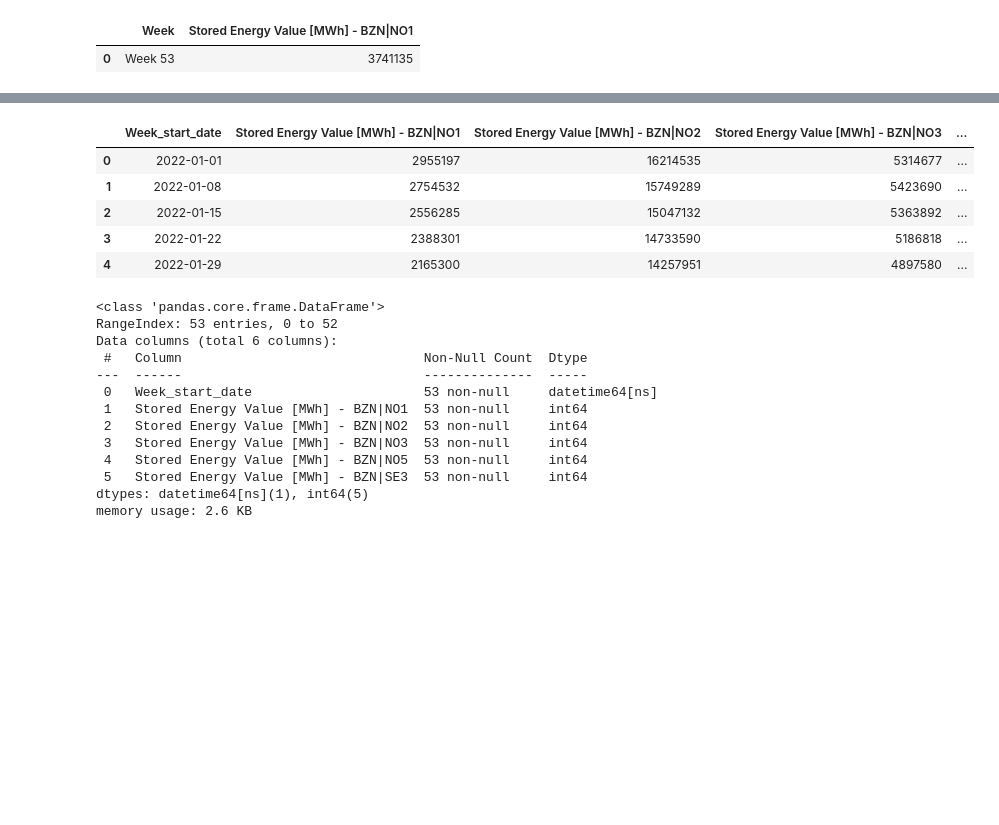
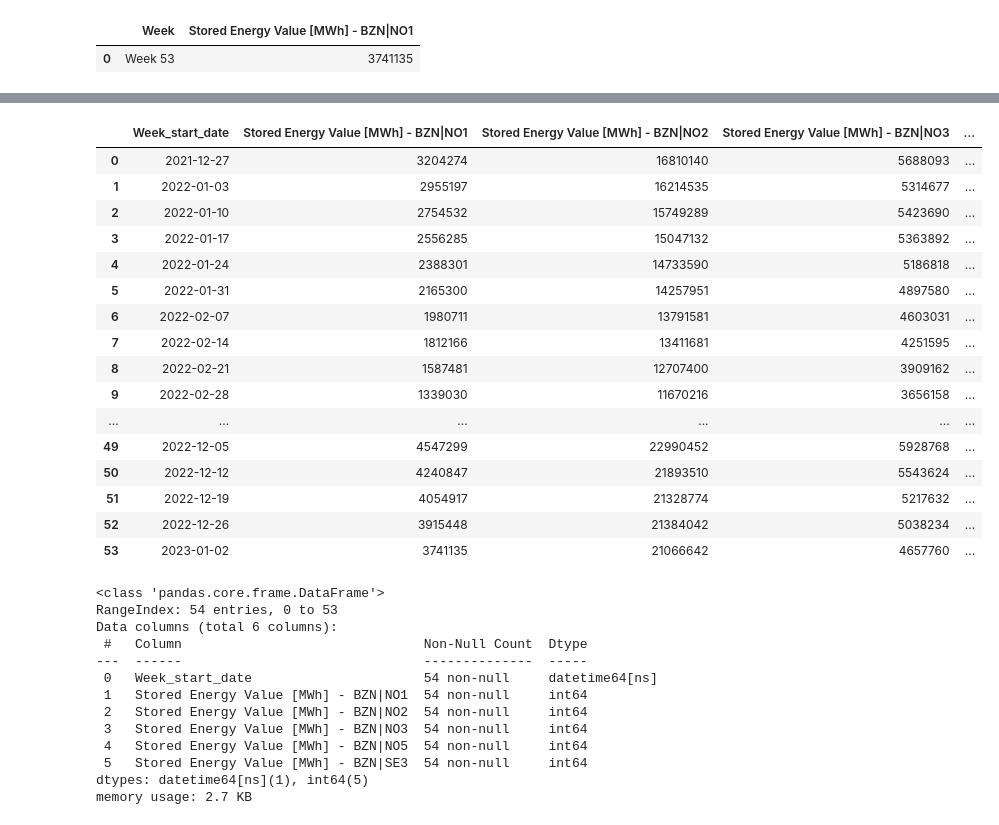
Before and after one commit to HIOF-Bachelor-Project-Group-7/Time-series-energy-price-prediction-bidding-zone-N01, a Jupyter notebook: code/Data aggregation of energy market bidding zone NO1.ipynb, the cells around one changed output, grey strips where cells are left out. Saved outputs shown, nothing was run; the diff lists cells and outputs as text; code cells hidden in the pictures; blank space fills up the shorter version.

```diff
--- a/code/Data aggregation of energy market bidding zone NO1.ipynb
+++ b/code/Data aggregation of energy market bidding zone NO1.ipynb
@@ -371,12 +371,19 @@ Reading in water levels as CSV with pandas library
 
 To get a more precise data and filled out data we need to also involve the first week measurement of 2022
 # %%
-# Loading in dataset for 2022
+# Loading in main datasets (2022)
 water_level_NO1 = pd.read_csv("../datasets/water_level/NO1_2022_Water_Reservoirs_and_Hydro_Storage_Plants_202201030000-202301020000.csv")
 water_level_NO2 = pd.read_csv("../datasets/water_level/NO2_2022_Water_Reservoirs_and_Hydro_Storage Plants_202201030000-202301020000.csv")
 water_level_NO3 = pd.read_csv("../datasets/water_level/NO3_2022_Water_Reservoirs_and_Hydro_Storage Plants_202201030000-202301020000.csv")
 water_level_NO5 = pd.read_csv("../datasets/water_level/NO5_2022_Water_Reservoirs_and_Hydro_Storage Plants_202201030000-202301020000.csv")
 water_level_SE3 = pd.read_csv("../datasets/water_level/SE3_2022_Water_Reservoirs_and_Hydro_Storage Plants_202201030000-202301020000.csv")
+
+# Reading in only the last week of 2021
+water_level_NO1_2021 = pd.read_csv("../datasets/water_level/NO1_2021_Water Reservoirs and Hydro Storage Plants_202101040000-202201030000.csv", skiprows=range(1, 52))
+water_level_NO2_2021 = pd.read_csv("../datasets/water_level/NO2_2021_Water Reservoirs and Hydro Storage Plants_202101040000-202201030000.csv", skiprows=range(1, 52))
+water_level_NO3_2021 = pd.read_csv("../datasets/water_level/NO3_2021_Water Reservoirs and Hydro Storage Plants_202101040000-202201030000.csv", skiprows=range(1, 52))
+water_level_NO5_2021 = pd.read_csv("../datasets/water_level/NO5_2021_Water Reservoirs and Hydro Storage Plants_202101040000-202201030000.csv", skiprows=range(1, 52))
+water_level_SE3_2021 = pd.read_csv("../datasets/water_level/SE3_2021_Water Reservoirs and Hydro Storage Plants_202101040000-202201030000.csv", skiprows=range(1, 52))
 
 # Reading in only the first week of 2023
 water_level_NO1_2023 = pd.read_csv("../datasets/water_level/NO1_2023_Water Reservoirs and Hydro Storage Plants_202301020000-202401010000.csv", nrows=1)
@@ -391,5 +398,12 @@ water_level_NO2_2023.at[0, 'Week'] = 'Week 53'
 water_level_NO3_2023.at[0, 'Week'] = 'Week 53'
 water_level_NO5_2023.at[0, 'Week'] = 'Week 53'
 water_level_SE3_2023.at[0, 'Week'] = 'Week 53'
+
+# Getting 'Week 52' from 2021 datasets
+water_level_NO1_2021.at[0, 'Week'] = 'Week 0'
+water_level_NO2_2021.at[0, 'Week'] = 'Week 0'
+water_level_NO3_2021.at[0, 'Week'] = 'Week 0'
+water_level_NO5_2021.at[0, 'Week'] = 'Week 0'
+water_level_SE3_2021.at[0, 'Week'] = 'Week 0'
 # %%
 # Checking if only the row of the data for 2023 was read in.
@@ -400,8 +419,8 @@ water_level_NO1_2023.head()
 # %%
 # Concatinating the dataset to add the first week of 2023 to the 2022 datasets. ignore index ignores the index number of the row in 2023 and gives it a new after being "appended"
-water_level_NO1 = pd.concat([water_level_NO1, water_level_NO1_2023], ignore_index= True)
-water_level_NO2 = pd.concat([water_level_NO2, water_level_NO2_2023], ignore_index= True)
-water_level_NO3 = pd.concat([water_level_NO3, water_level_NO3_2023], ignore_index= True)
-water_level_NO5 = pd.concat([water_level_NO5, water_level_NO5_2023], ignore_index= True)
-water_level_SE3 = pd.concat([water_level_SE3, water_level_SE3_2023], ignore_index= True)
+water_level_NO1 = pd.concat([water_level_NO1_2021, water_level_NO1, water_level_NO1_2023], ignore_index= True, axis=0)
+water_level_NO2 = pd.concat([water_level_NO2_2021, water_level_NO2, water_level_NO2_2023], ignore_index= True, axis=0)
+water_level_NO3 = pd.concat([water_level_NO3_2021, water_level_NO3, water_level_NO3_2023], ignore_index= True, axis=0)
+water_level_NO5 = pd.concat([water_level_NO5_2021 ,water_level_NO5, water_level_NO5_2023], ignore_index= True, axis=0)
+water_level_SE3 = pd.concat([water_level_SE3_2021, water_level_SE3, water_level_SE3_2023], ignore_index= True, axis=0)
 # %%
@@ -430,8 +471,8 @@ water_level_dataframes.head()
 # %%
-start_date = '2022-01-01'
-end_date = '2022-12-31'
+start_date = '2021-12-27'
+end_date = '2023-01-02'
 week_date_timeframe = pd.DataFrame(pd.date_range(start=start_date, end=end_date, freq='7D'))
 week_date_timeframe.rename(columns={0: 'Week_start_date'}, inplace=True)
-week_date_timeframe.head()
+week_date_timeframe
 # %% [output]
 |  | Week_start_date |
@@ -463,30 +537,41 @@ joined_water_week.head()
 # %%
 joined_water_week['Week_start_date'] = pd.to_datetime(joined_water_week['Week_start_date'], format='%Y-%m-%d')
-joined_water_week.head()
+joined_water_week
 # %% [output]
 |  | Week_start_date | Stored Energy Value [MWh] - BZN|NO1 | Stored Energy Value [MWh] - BZN|NO2 | Stored Energy Value [MWh] - BZN|NO3 | ... |
-| 0 | 2022-01-01 | 2955197 | 16214535 | 5314677 | ... |
-| 1 | 2022-01-08 | 2754532 | 15749289 | 5423690 | ... |
-| 2 | 2022-01-15 | 2556285 | 15047132 | 5363892 | ... |
-| 3 | 2022-01-22 | 2388301 | 14733590 | 5186818 | ... |
-| 4 | 2022-01-29 | 2165300 | 14257951 | 4897580 | ... |
+| 0 | 2021-12-27 | 3204274 | 16810140 | 5688093 | ... |
+| 1 | 2022-01-03 | 2955197 | 16214535 | 5314677 | ... |
+| 2 | 2022-01-10 | 2754532 | 15749289 | 5423690 | ... |
+| 3 | 2022-01-17 | 2556285 | 15047132 | 5363892 | ... |
+| 4 | 2022-01-24 | 2388301 | 14733590 | 5186818 | ... |
+| 5 | 2022-01-31 | 2165300 | 14257951 | 4897580 | ... |
+| 6 | 2022-02-07 | 1980711 | 13791581 | 4603031 | ... |
+| 7 | 2022-02-14 | 1812166 | 13411681 | 4251595 | ... |
+| 8 | 2022-02-21 | 1587481 | 12707400 | 3909162 | ... |
+| 9 | 2022-02-28 | 1339030 | 11670216 | 3656158 | ... |
+| ... | ... | ... | ... | ... | ... |
+| 49 | 2022-12-05 | 4547299 | 22990452 | 5928768 | ... |
+| 50 | 2022-12-12 | 4240847 | 21893510 | 5543624 | ... |
+| 51 | 2022-12-19 | 4054917 | 21328774 | 5217632 | ... |
+| 52 | 2022-12-26 | 3915448 | 21384042 | 5038234 | ... |
+| 53 | 2023-01-02 | 3741135 | 21066642 | 4657760 | ... |
 # %%
 joined_water_week['Week_start_date'] = pd.to_datetime(joined_water_week['Week_start_date'])
 joined_water_week.info()
 # %% [output]
 <class 'pandas.core.frame.DataFrame'>
-RangeIndex: 53 entries, 0 to 52
+RangeIndex: 54 entries, 0 to 53
 Data columns (total 6 columns):
  #   Column                               Non-Null Count  Dtype
 ---  ------                               --------------  -----
- 0   Week_start_date                      53 non-null     datetime64[ns]
- 1   Stored Energy Value [MWh] - BZN|NO1  53 non-null     int64
- 2   Stored Energy Value [MWh] - BZN|NO2  53 non-null     int64
- 3   Stored Energy Value [MWh] - BZN|NO3  53 non-null     int64
- 4   Stored Energy Value [MWh] - BZN|NO5  53 non-null     int64
- 5   Stored Energy Value [MWh] - BZN|SE3  53 non-null     int64
+ 0   Week_start_date                      54 non-null     datetime64[ns]
+ 1   Stored Energy Value [MWh] - BZN|NO1  54 non-null     int64
+ 2   Stored Energy Value [MWh] - BZN|NO2  54 non-null     int64
+ 3   Stored Energy Value [MWh] - BZN|NO3  54 non-null     int64
+ 4   Stored Energy Value [MWh] - BZN|NO5  54 non-null     int64
+ 5   Stored Energy Value [MWh] - BZN|SE3  54 non-null     int64
 dtypes: datetime64[ns](1), int64(5)
-memory usage: 2.6 KB
+memory usage: 2.7 KB
 # %%
 joined_water_week.set_index('Week_start_date', inplace=True)
 # %%
```
Also changed, not shown: parts of 16 cells of this notebook, 5 other files.
